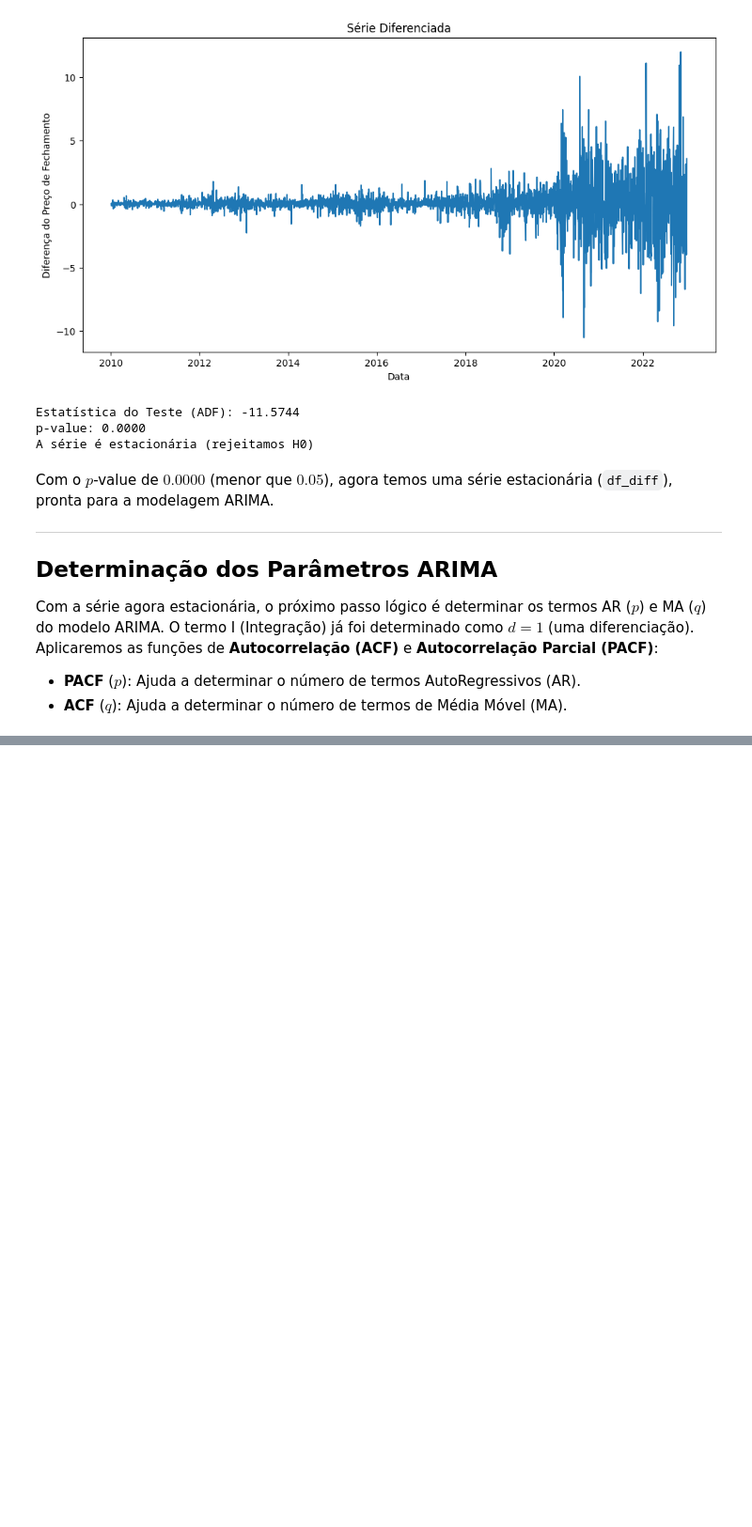
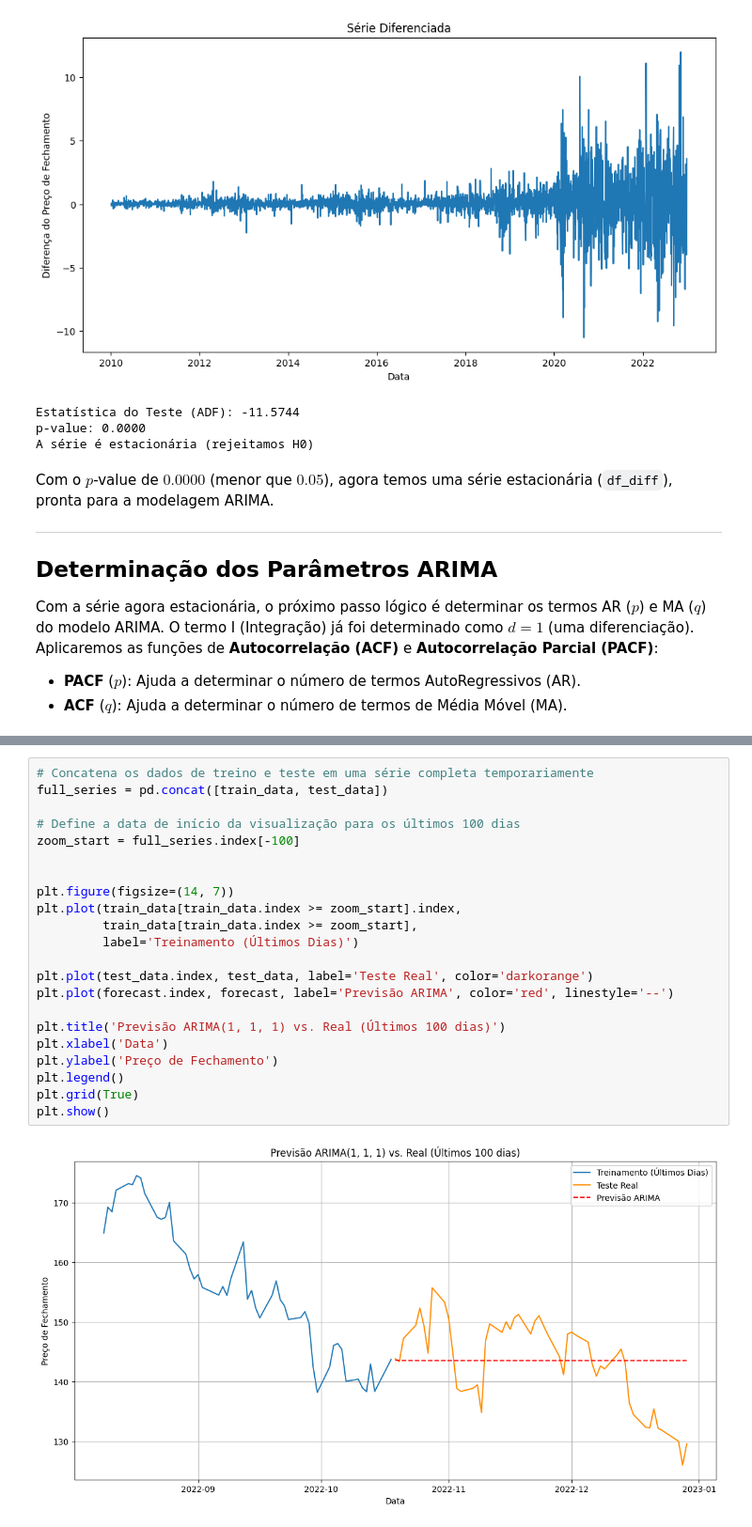
Before and after one commit to Joedson-P/time-series-forecasting, a Jupyter notebook: notebooks/01_time_series_analysis.ipynb, the cells around one changed output, grey strips where cells are left out. Shown at 94% size. Cells and saved outputs as stored; diff of their text form; blank space fills up the shorter version.

```diff
--- a/notebooks/01_time_series_analysis.ipynb
+++ b/notebooks/01_time_series_analysis.ipynb
@@ -194,0 +292,24 @@ Aplicaremos as funções de **Autocorrelação (ACF)** e **Autocorrelação Parc
+# %%
+# Concatena os dados de treino e teste em uma série completa temporariamente
+full_series = pd.concat([train_data, test_data])
+
+# Define a data de início da visualização para os últimos 100 dias
+zoom_start = full_series.index[-100]
+
+
+plt.figure(figsize=(14, 7))
+plt.plot(train_data[train_data.index >= zoom_start].index,
+         train_data[train_data.index >= zoom_start],
+         label='Treinamento (Últimos Dias)')
+
+plt.plot(test_data.index, test_data, label='Teste Real', color='darkorange')
+plt.plot(forecast.index, forecast, label='Previsão ARIMA', color='red', linestyle='--')
+
+plt.title('Previsão ARIMA(1, 1, 1) vs. Real (Últimos 100 dias)')
+plt.xlabel('Data')
+plt.ylabel('Preço de Fechamento')
+plt.legend()
+plt.grid(True)
+plt.show()
+# %% [output]
+[figure, added]
```
Also changed, not shown: parts of 5 cells of this notebook.
